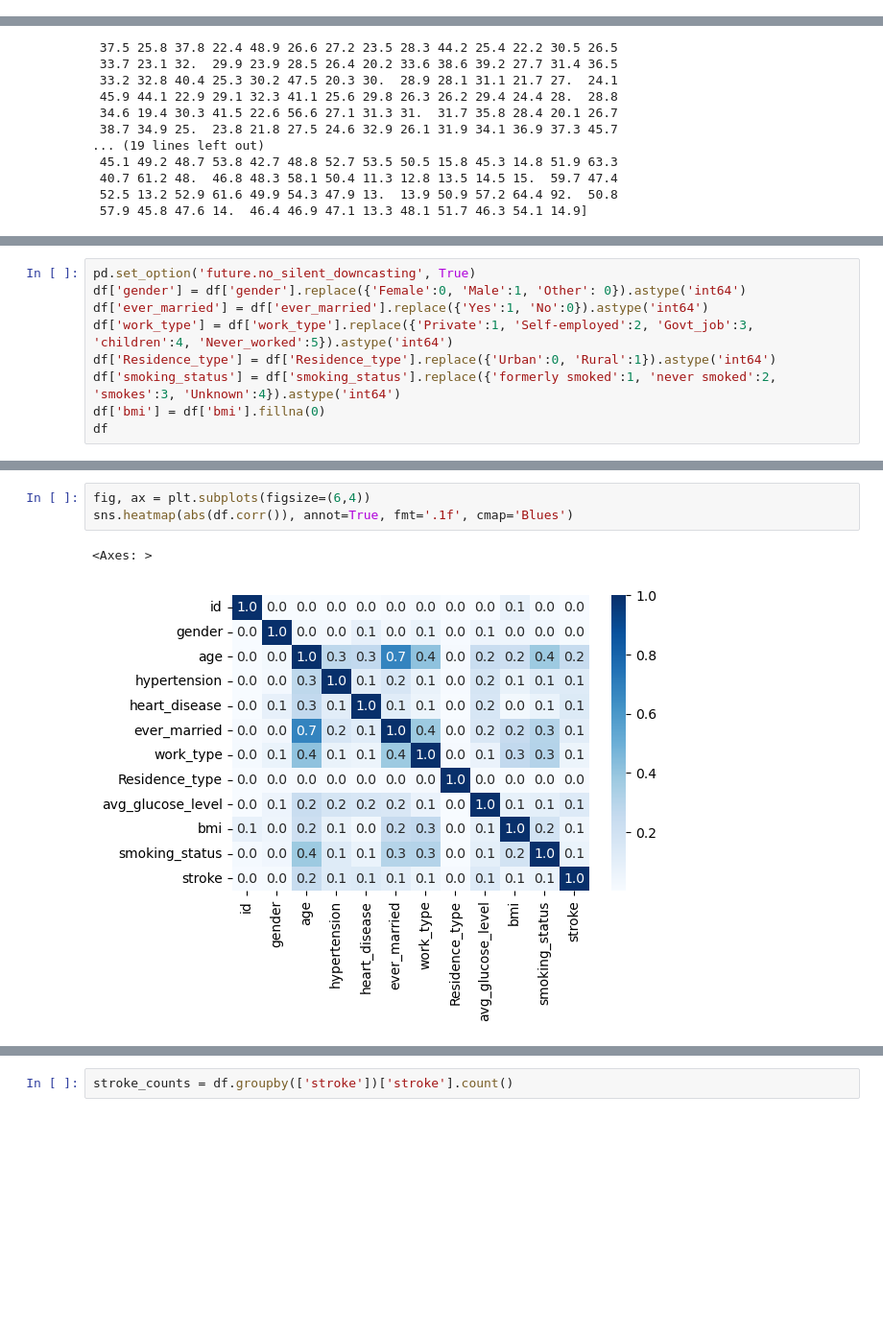
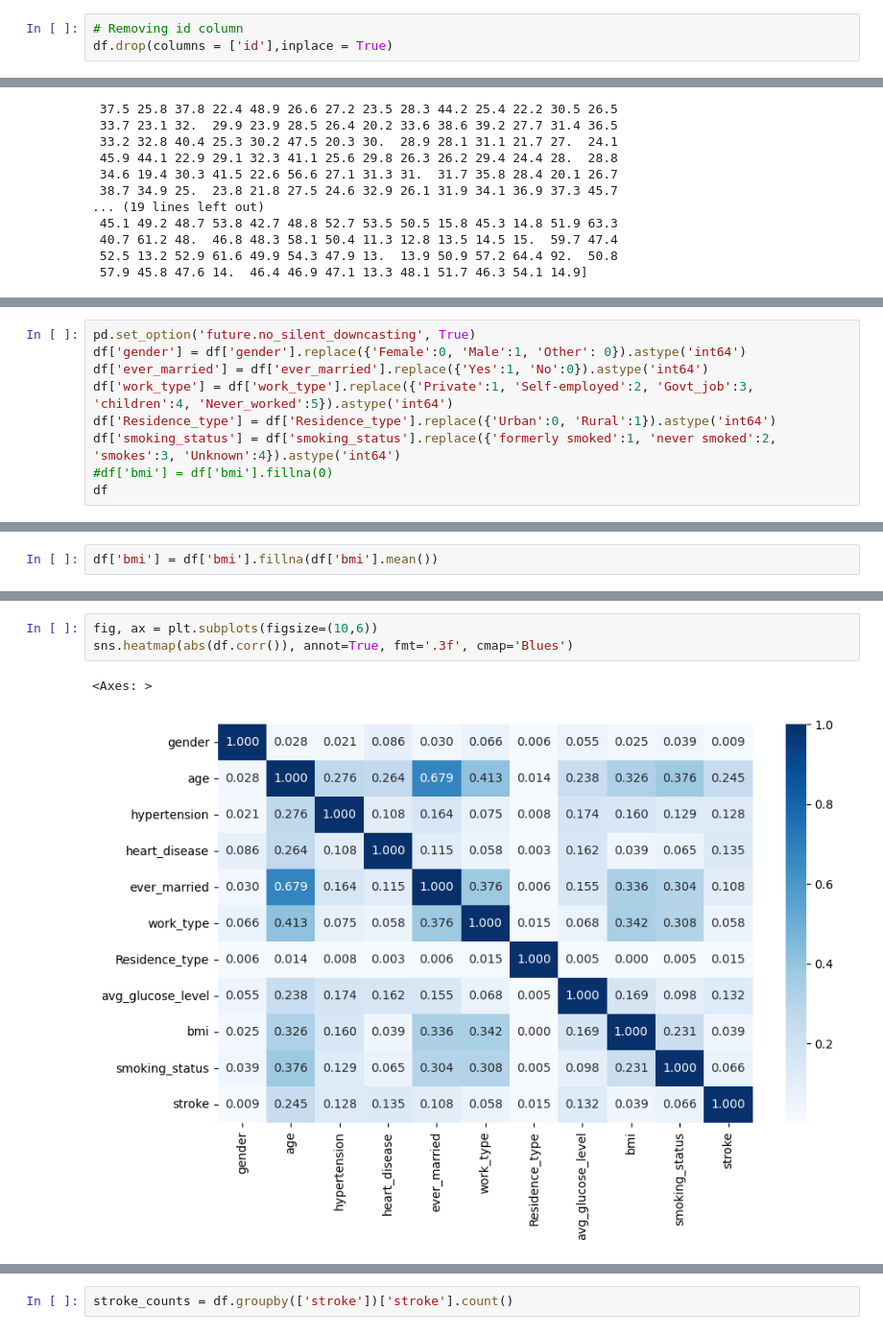
Before and after one commit to mgonzalezo/AAI-500_final_team_project, a Jupyter notebook: stroke_analysis.ipynb, the cells around one changed output, grey strips where cells are left out. Shown at 96% size. Cells and saved outputs as stored; diff of their text form; blank space fills up the shorter version.

```diff
--- a/stroke_analysis.ipynb
+++ b/stroke_analysis.ipynb
@@ -17,0 +45,3 @@ df.head()
+# %%
+# Removing id column
+df.drop(columns = ['id'],inplace = True)
@@ -59,6 +99,6 @@ df['ever_married'] = df['ever_married'].replace({'Yes':1, 'No':0}).astype('int64
 df['work_type'] = df['work_type'].replace({'Private':1, 'Self-employed':2, 'Govt_job':3, 'children':4, 'Never_worked':5}).astype('int64')
 df['Residence_type'] = df['Residence_type'].replace({'Urban':0, 'Rural':1}).astype('int64')
 df['smoking_status'] = df['smoking_status'].replace({'formerly smoked':1, 'never smoked':2, 'smokes':3, 'Unknown':4}).astype('int64')
-df['bmi'] = df['bmi'].fillna(0)
+#df['bmi'] = df['bmi'].fillna(0)
 df
 # %% [output]
@@ -83,0 +136,2 @@ True
+# %%
+df['bmi'] = df['bmi'].fillna(df['bmi'].mean())
@@ -84,6 +188,6 @@ True
 # %%
-fig, ax = plt.subplots(figsize=(6,4))
-sns.heatmap(abs(df.corr()), annot=True, fmt='.1f', cmap='Blues')
+fig, ax = plt.subplots(figsize=(10,6))
+sns.heatmap(abs(df.corr()), annot=True, fmt='.3f', cmap='Blues')
 # %% [output]
 <Axes: >
-[figure, old version]
+[figure, new version]
```
Also changed, not shown: parts of 32 cells of this notebook, 2 other files.
